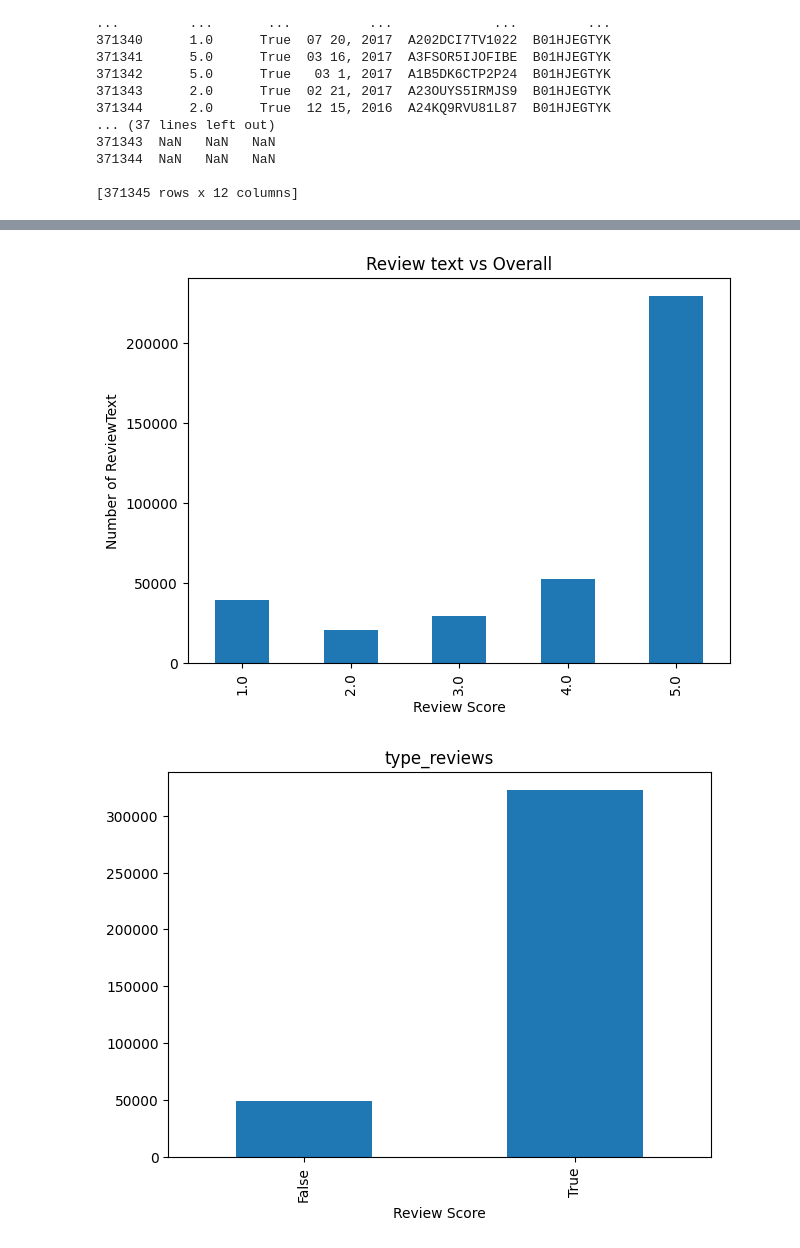
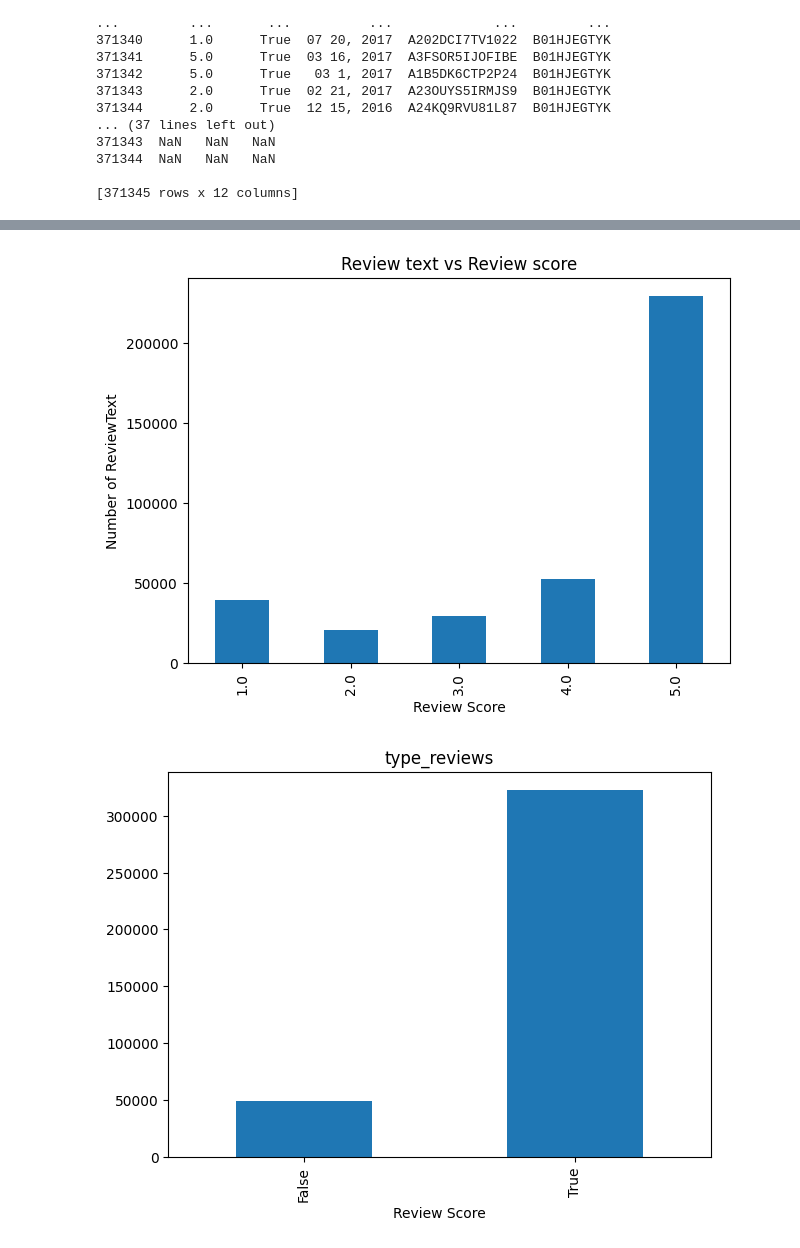
Before and after one commit to Ars030203/DNMA23-Proj, a Jupyter notebook: model_tes1.ipynb, the cells around one changed output, grey strips where cells are left out. Cells and saved outputs as stored; diff of their text form; code cells hidden in the pictures.

Commit message:
title

```diff
--- a/model_tes1.ipynb
+++ b/model_tes1.ipynb
@@ -107,13 +107,13 @@ df.head()
 # %%
 ax = df['overall'].value_counts().sort_index()\
     .plot(kind= 'bar',
-    title = 'Review text vs Overall',
+    title = 'Review text vs Review score',
     figsize=(7,5))
 ax.set_xlabel('Review Score')
 ax.set_ylabel('Number of ReviewText')
 plt.show()
 # %% [output]
-[figure, old version]
+[figure, new version]
 # %%
 ax = df['verified'].value_counts().sort_index()\
     .plot(kind= 'bar',
```
